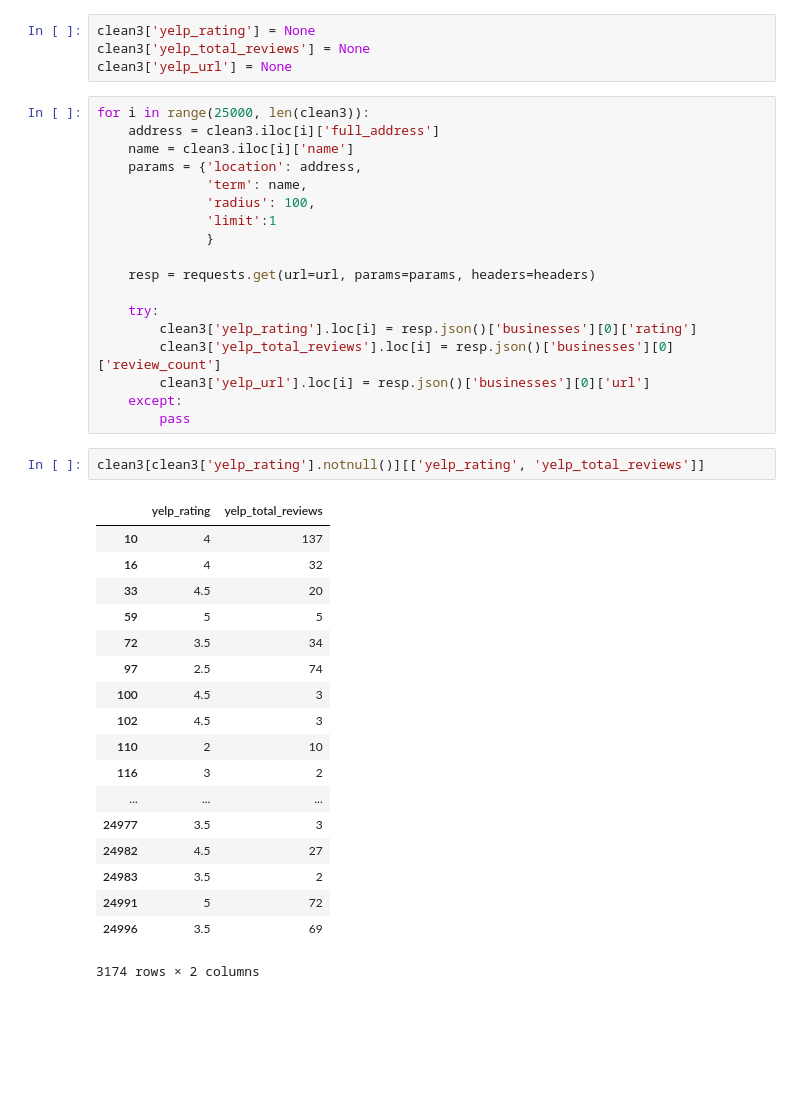
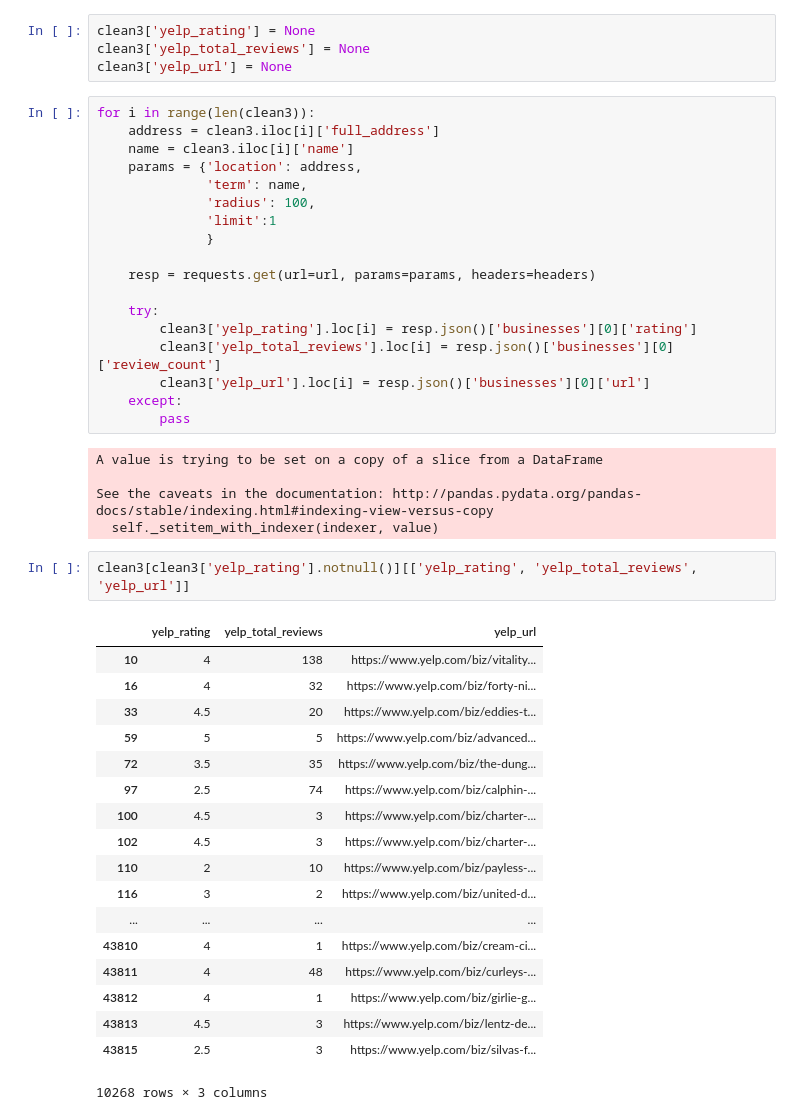
Before and after one commit to zlatankr/Projects, a Jupyter notebook: SBA/SBA EDA2.ipynb, the cells around one changed output. Drawn from its saved outputs; the diff is of its cells as text; blank space fills up the shorter version.

```diff
--- a/SBA/SBA EDA2.ipynb
+++ b/SBA/SBA EDA2.ipynb
@@ -113,7 +113,7 @@ clean3['yelp_rating'] = None
 clean3['yelp_total_reviews'] = None
 clean3['yelp_url'] = None
 # %%
-for i in range(25000, len(clean3)):
+for i in range(len(clean3)):
     address = clean3.iloc[i]['full_address']
     name = clean3.iloc[i]['name']
     params = {'location': address,
@@ -130,24 +130,29 @@ for i in range(25000, len(clean3)):
         clean3['yelp_url'].loc[i] = resp.json()['businesses'][0]['url']
     except:
         pass
+# %% [output]
+A value is trying to be set on a copy of a slice from a DataFrame
+
+See the caveats in the documentation: http://pandas.pydata.org/pandas-docs/stable/indexing.html#indexing-view-versus-copy
+  self._setitem_with_indexer(indexer, value)
 # %%
-clean3[clean3['yelp_rating'].notnull()][['yelp_rating', 'yelp_total_reviews']]
+clean3[clean3['yelp_rating'].notnull()][['yelp_rating', 'yelp_total_reviews', 'yelp_url']]
 # %% [output]
-|  | yelp_rating | yelp_total_reviews |
-| 10 | 4 | 137 |
-| 16 | 4 | 32 |
-| 33 | 4.5 | 20 |
-| 59 | 5 | 5 |
-| 72 | 3.5 | 34 |
-| 97 | 2.5 | 74 |
-| 100 | 4.5 | 3 |
-| 102 | 4.5 | 3 |
-| 110 | 2 | 10 |
-| 116 | 3 | 2 |
-| ... | ... | ... |
-| 24977 | 3.5 | 3 |
-| 24982 | 4.5 | 27 |
-| 24983 | 3.5 | 2 |
-| 24991 | 5 | 72 |
-| 24996 | 3.5 | 69 |
+|  | yelp_rating | yelp_total_reviews | yelp_url |
+| 10 | 4 | 138 | https://www.yelp.com/biz/vitality... |
+| 16 | 4 | 32 | https://www.yelp.com/biz/forty-ni... |
+| 33 | 4.5 | 20 | https://www.yelp.com/biz/eddies-t... |
+| 59 | 5 | 5 | https://www.yelp.com/biz/advanced... |
+| 72 | 3.5 | 35 | https://www.yelp.com/biz/the-dung... |
+| 97 | 2.5 | 74 | https://www.yelp.com/biz/calphin-... |
+| 100 | 4.5 | 3 | https://www.yelp.com/biz/charter-... |
+| 102 | 4.5 | 3 | https://www.yelp.com/biz/charter-... |
+| 110 | 2 | 10 | https://www.yelp.com/biz/payless-... |
+| 116 | 3 | 2 | https://www.yelp.com/biz/united-d... |
+| ... | ... | ... | ... |
+| 43810 | 4 | 1 | https://www.yelp.com/biz/cream-ci... |
+| 43811 | 4 | 48 | https://www.yelp.com/biz/curleys-... |
+| 43812 | 4 | 1 | https://www.yelp.com/biz/girlie-g... |
+| 43813 | 4.5 | 3 | https://www.yelp.com/biz/lentz-de... |
+| 43815 | 2.5 | 3 | https://www.yelp.com/biz/silvas-f... |
-3174 rows × 2 columns
+10268 rows × 3 columns
```
Also changed, not shown: 1 other file.
